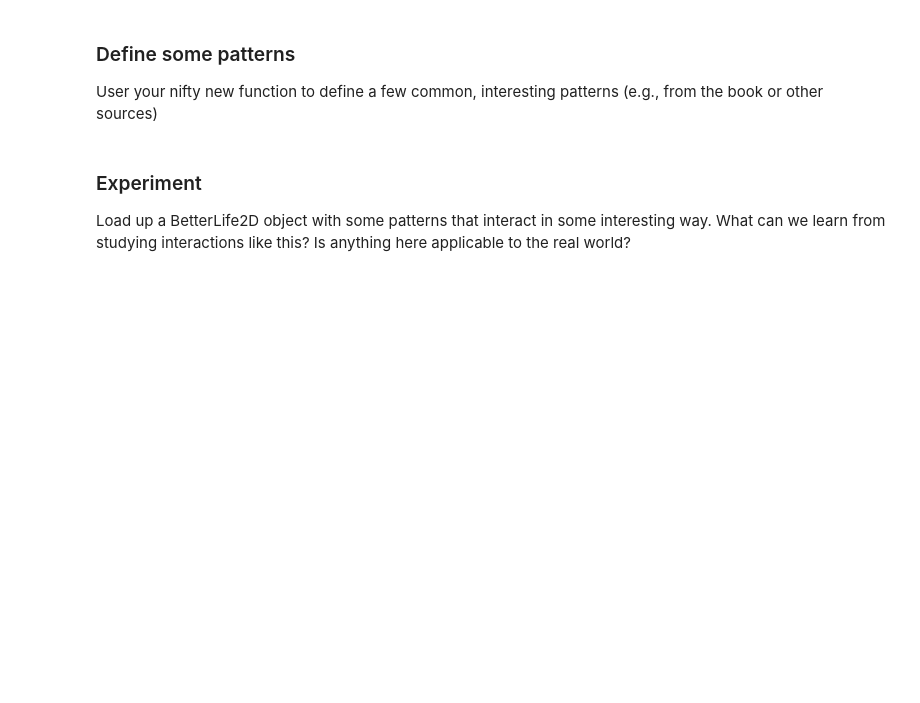
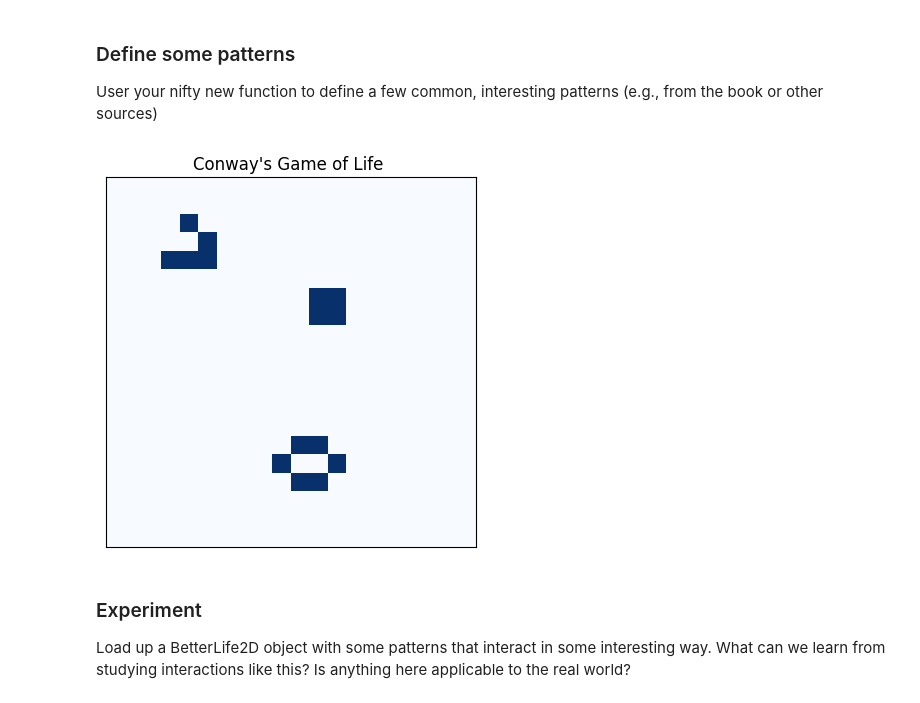
Before and after one commit to Jasn001/COMP_215, a Jupyter notebook: labs/lab08_GoL.ipynb, the cells around one changed output. Cells and saved outputs as stored; diff of their text form; code cells hidden in the pictures; blank space fills up the shorter version.

```diff
--- a/labs/lab08_GoL.ipynb
+++ b/labs/lab08_GoL.ipynb
@@ -240,3 +286,45 @@ User your nifty new function to define a few common, interesting patterns (e.g.,
+# %%
+glider_pattern = """
+010
+001
+111
+"""
+
+toad_pattern = """
+0110
+0110
+0000
+"""
+
+beehive_pattern = """
+001100
+010010
+001100
+"""
+
+glider = string_to_pattern(glider_pattern)
+toad = string_to_pattern(toad_pattern)
+beehive = string_to_pattern(beehive_pattern)
+
+class BetterLife2D(Life2D):
+    """ Improvements on the basic Life2D model """
+
+    def load_pattern(self, x, y, pattern):
+        """ Load a pattern into the Life2D state at coordinates (x, y) """
+        pr, pc = pattern.shape
+        if x + pr > self.state.shape[0] or y + pc > self.state.shape[1]:
+            raise ValueError("Pattern does not fit within the grid boundaries.")
+
+        self.state[x:x+pr, y:y+pc] = pattern
+
+life = BetterLife2D(20)
+life.load_pattern(2, 3, glider)
+life.load_pattern(6, 10, toad)
+life.load_pattern(14, 8, beehive)
+
+life.draw()
+# %% [output]
+[figure, added]
 # %% [markdown]
 ### Experiment
 Load up a BetterLife2D object with some patterns that interact in some interesting way.
```
Also changed, not shown: parts of 9 cells of this notebook.
